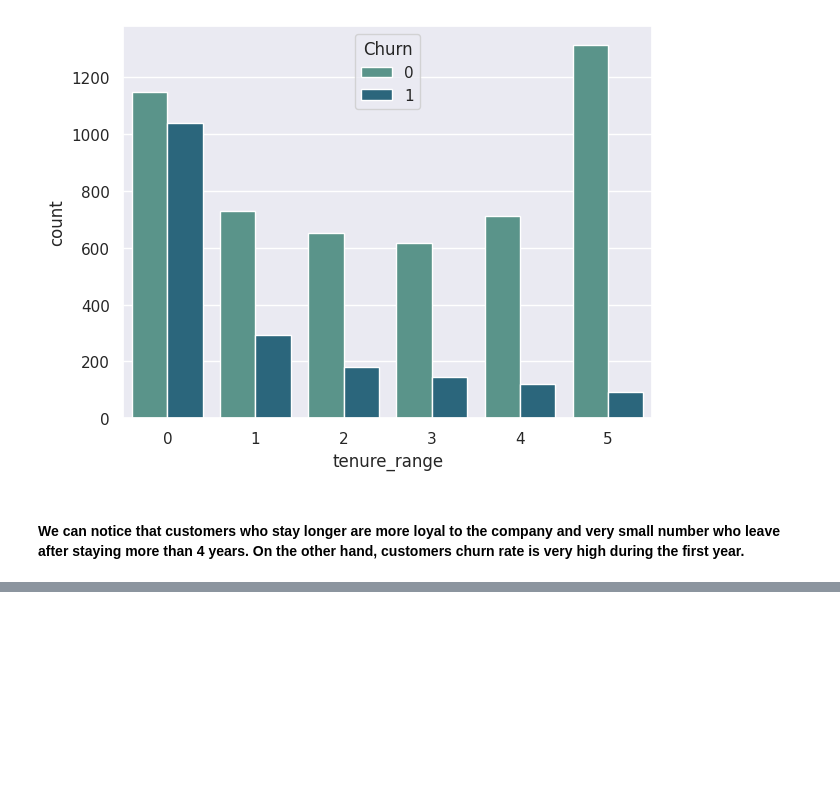
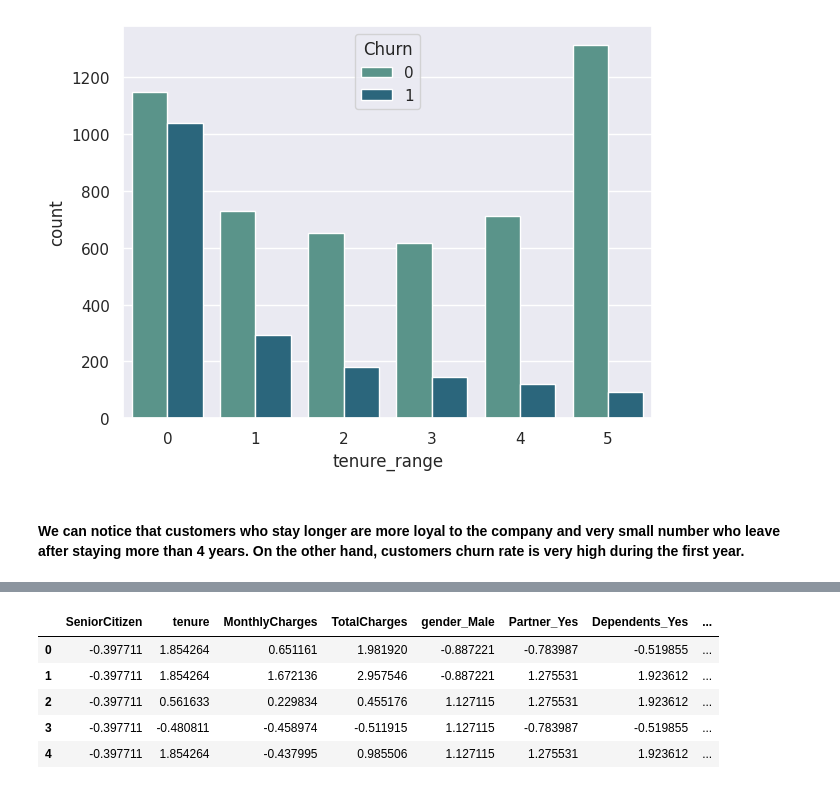
Before and after one commit to sathvikshetty22/MLProjects, a Jupyter notebook: Customer_Churn.ipynb, the cells around one changed output, grey strips where cells are left out. Saved outputs shown, nothing was run; the diff lists cells and outputs as text; code cells hidden in the pictures; blank space fills up the shorter version.

```diff
--- a/Customer_Churn.ipynb
+++ b/Customer_Churn.ipynb
@@ -238,0 +311,10 @@ plt.tight_layout()
+# %%
+# Feature Importance from GradientBoosting
+from sklearn.ensemble import GradientBoostingRegressor
+gb_model = GradientBoostingRegressor(random_state=42)
+gb_model.fit(x, y)
+importances = gb_model.feature_importances_
+indices = np.argsort(importances)[::-1]
+print("\nFeature Importance from Gradient Boosting")
+for i in range(x.shape[1]):
+    print(f"{x.columns[indices[i]]}: {importances[indices[i]]:.4f}")
@@ -238,0 +341,10 @@ plt.tight_layout()
+# %%
+from sklearn.model_selection import train_test_split
+x_train, x_test, y_train, y_test = train_test_split(x, y, test_size=0.2, random_state=101)
+# %%
+import imblearn
+from imblearn.over_sampling import SMOTE
+smote= SMOTE()
+x_smote, y_smote = smote.fit_resample(x_train,y_train)
+print("Original-",y_train.value_counts())
+print("After SMOTE-",y_smote.value_counts())
@@ -238,0 +360,17 @@ plt.tight_layout()
+# %%
+# data leakage problem -
+
+from sklearn.preprocessing import StandardScaler
+sc = StandardScaler()
+x_train = sc.fit_transform(x_smote)
+x_test = sc.transform(x_test)
+# %%
+x_train=pd.DataFrame(x_train,columns=x_smote.columns)
+x_train.head()
+# %% [output]
+|  | SeniorCitizen | tenure | MonthlyCharges | TotalCharges | gender_Male | Partner_Yes | Dependents_Yes | ... |
+| 0 | -0.397711 | 1.854264 | 0.651161 | 1.981920 | -0.887221 | -0.783987 | -0.519855 | ... |
+| 1 | -0.397711 | 1.854264 | 1.672136 | 2.957546 | -0.887221 | 1.275531 | 1.923612 | ... |
+| 2 | -0.397711 | 0.561633 | 0.229834 | 0.455176 | 1.127115 | 1.275531 | 1.923612 | ... |
+| 3 | -0.397711 | -0.480811 | -0.458974 | -0.511915 | 1.127115 | -0.783987 | -0.519855 | ... |
+| 4 | -0.397711 | 1.854264 | -0.437995 | 0.985506 | 1.127115 | 1.275531 | 1.923612 | ... |
```
Also changed, not shown: parts of 13 cells of this notebook.
